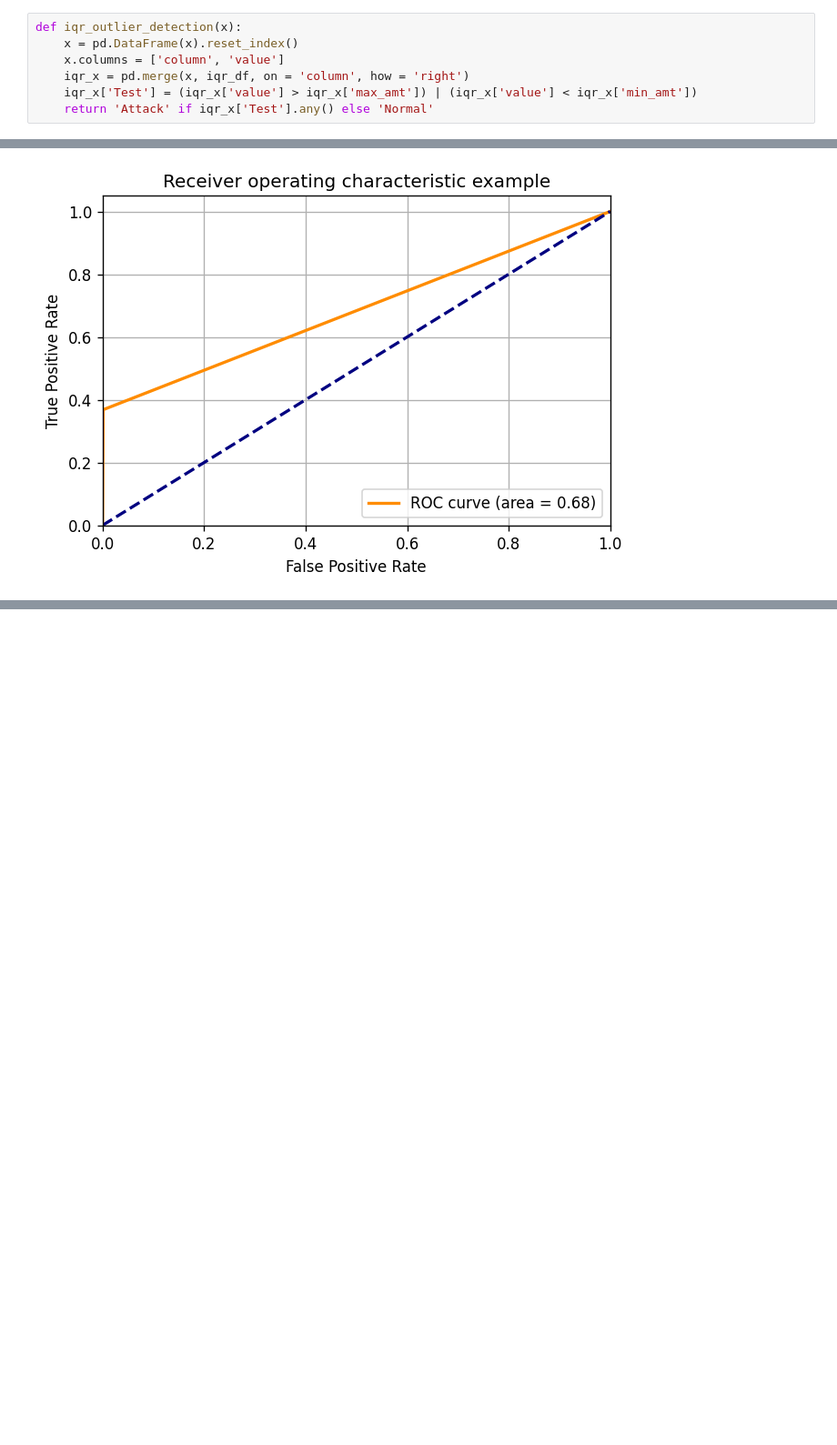
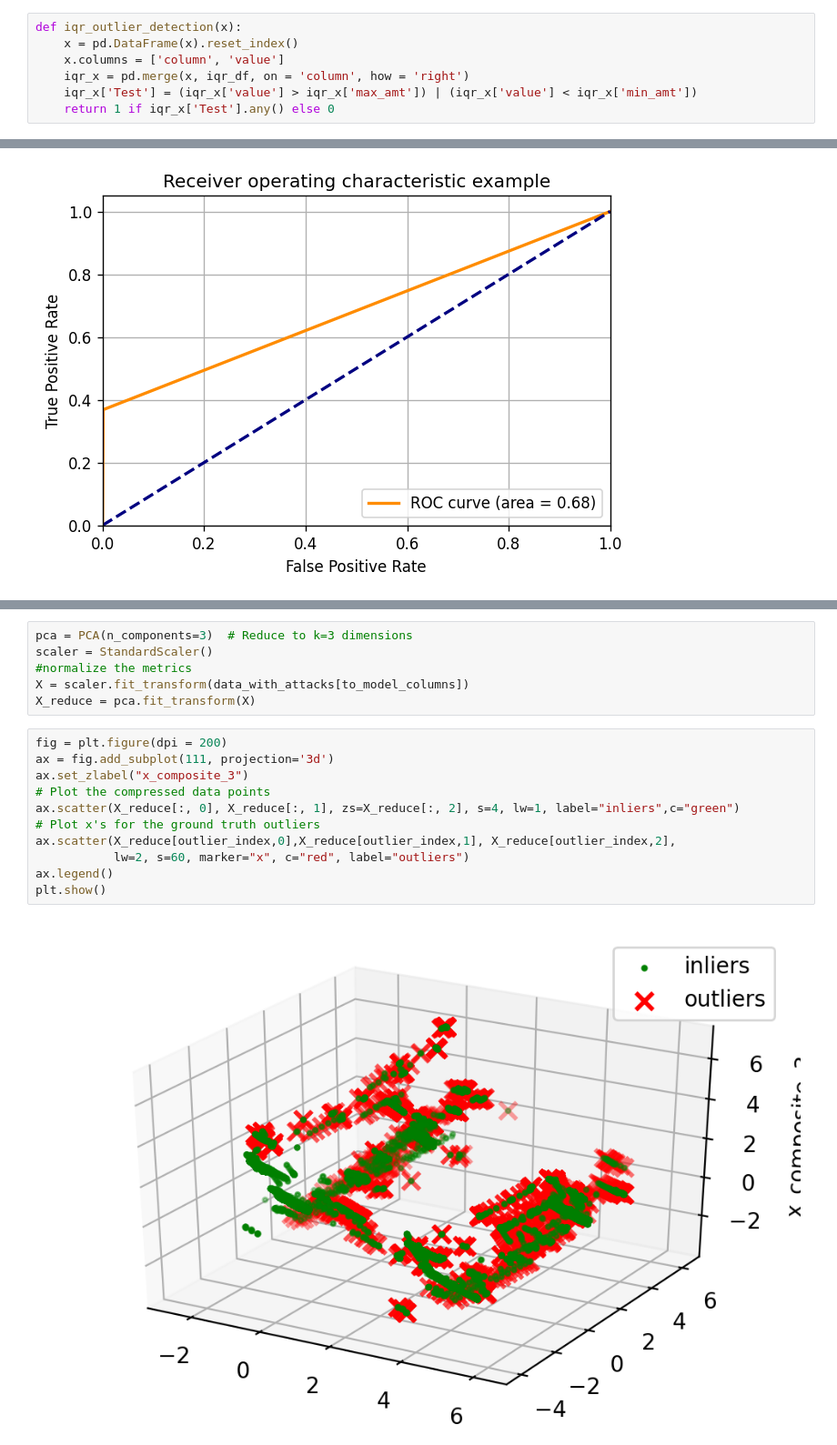
Before and after one commit to jacob5412/SCADA-Anomaly-Detection, a Jupyter notebook: TSA.ipynb, the cells around one changed output, grey strips where cells are left out. Shown at 91% size. Saved outputs shown, nothing was run; the diff lists cells and outputs as text; blank space fills up the shorter version.

```diff
--- a/TSA.ipynb
+++ b/TSA.ipynb
@@ -114,6 +133,6 @@ def iqr_outlier_detection(x):
     x.columns = ['column', 'value']
     iqr_x = pd.merge(x, iqr_df, on = 'column', how = 'right')
     iqr_x['Test'] = (iqr_x['value'] > iqr_x['max_amt']) | (iqr_x['value'] < iqr_x['min_amt'])
-    return 'Attack' if iqr_x['Test'].any() else 'Normal'
+    return 1 if iqr_x['Test'].any() else 0
 # %%
 data_with_attacks['iqr_result'] = data_with_attacks.apply(lambda x: iqr_outlier_detection(x), axis = 1)
@@ -172,0 +401,19 @@ plt.show()
+# %%
+pca = PCA(n_components=3)  # Reduce to k=3 dimensions
+scaler = StandardScaler()
+#normalize the metrics
+X = scaler.fit_transform(data_with_attacks[to_model_columns])
+X_reduce = pca.fit_transform(X)
+# %%
+fig = plt.figure(dpi = 200)
+ax = fig.add_subplot(111, projection='3d')
+ax.set_zlabel("x_composite_3")
+# Plot the compressed data points
+ax.scatter(X_reduce[:, 0], X_reduce[:, 1], zs=X_reduce[:, 2], s=4, lw=1, label="inliers",c="green")
+# Plot x's for the ground truth outliers
+ax.scatter(X_reduce[outlier_index,0],X_reduce[outlier_index,1], X_reduce[outlier_index,2],
+           lw=2, s=60, marker="x", c="red", label="outliers")
+ax.legend()
+plt.show()
+# %% [output]
+[figure, added]
```
Also changed, not shown: parts of 50 cells of this notebook, 33 other files.
